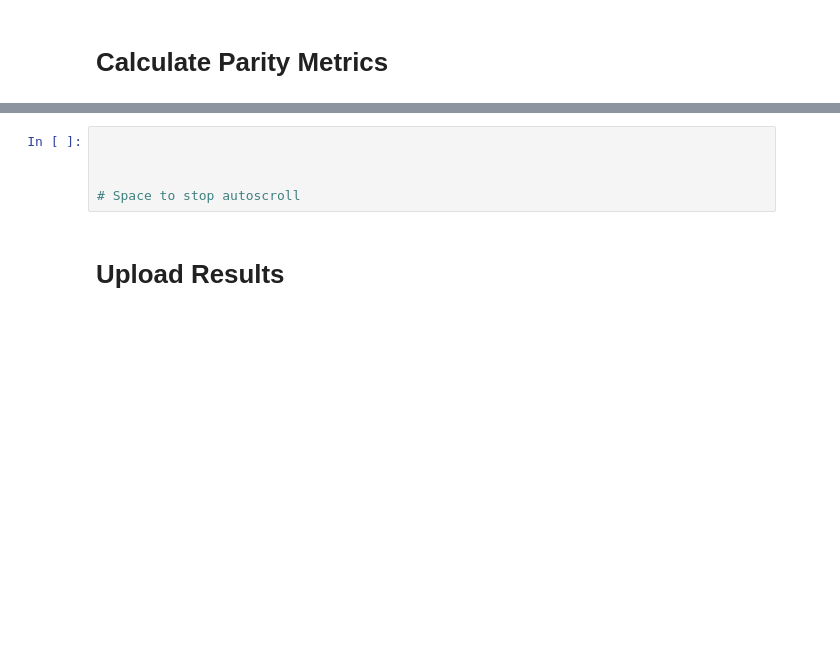
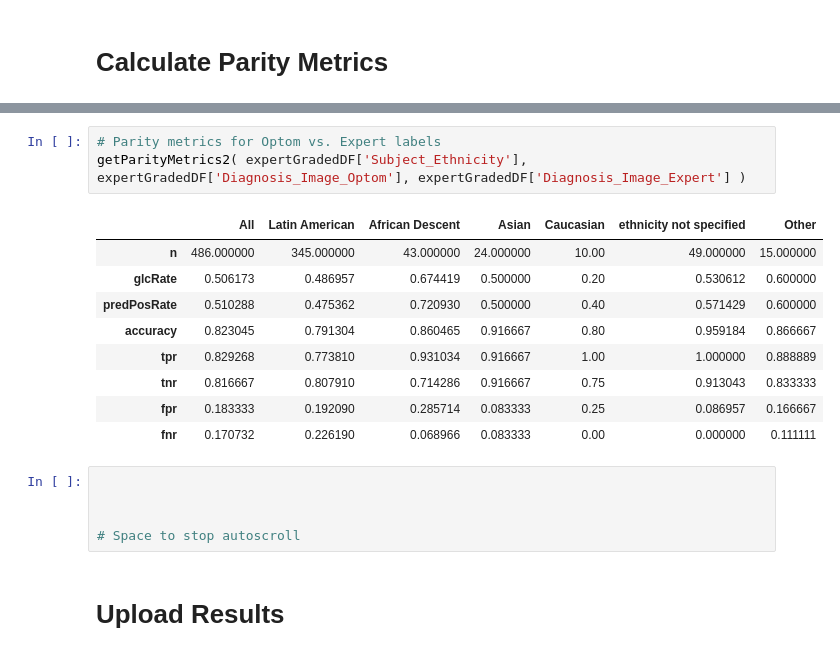
Before and after one commit to informatics-isi-edu/eye-ai-exec, a Jupyter notebook: notebooks/Sandbox_KB/Get_VGGPreds.ipynb, the cells around one changed output, grey strips where cells are left out. Cells and saved outputs as stored; diff of their text form; blank space fills up the shorter version.

```diff
--- a/notebooks/Sandbox_KB/Get_VGGPreds.ipynb
+++ b/notebooks/Sandbox_KB/Get_VGGPreds.ipynb
@@ -318,3 +371,16 @@ getParityMetrics( matrixList )
+# %%
+# Parity metrics for Optom vs. Expert labels
+getParityMetrics2( expertGradedDF['Subject_Ethnicity'], expertGradedDF['Diagnosis_Image_Optom'], expertGradedDF['Diagnosis_Image_Expert'] )
+# %% [output]
+|  | All | Latin American | African Descent | Asian | Caucasian | ethnicity not specified | Other |
+| n | 486.000000 | 345.000000 | 43.000000 | 24.000000 | 10.00 | 49.000000 | 15.000000 |
+| glcRate | 0.506173 | 0.486957 | 0.674419 | 0.500000 | 0.20 | 0.530612 | 0.600000 |
+| predPosRate | 0.510288 | 0.475362 | 0.720930 | 0.500000 | 0.40 | 0.571429 | 0.600000 |
+| accuracy | 0.823045 | 0.791304 | 0.860465 | 0.916667 | 0.80 | 0.959184 | 0.866667 |
+| tpr | 0.829268 | 0.773810 | 0.931034 | 0.916667 | 1.00 | 1.000000 | 0.888889 |
+| tnr | 0.816667 | 0.807910 | 0.714286 | 0.916667 | 0.75 | 0.913043 | 0.833333 |
+| fpr | 0.183333 | 0.192090 | 0.285714 | 0.083333 | 0.25 | 0.086957 | 0.166667 |
+| fnr | 0.170732 | 0.226190 | 0.068966 | 0.083333 | 0.00 | 0.000000 | 0.111111 |
 # %%
 
 
```
Also changed, not shown: parts of 10 cells of this notebook.
